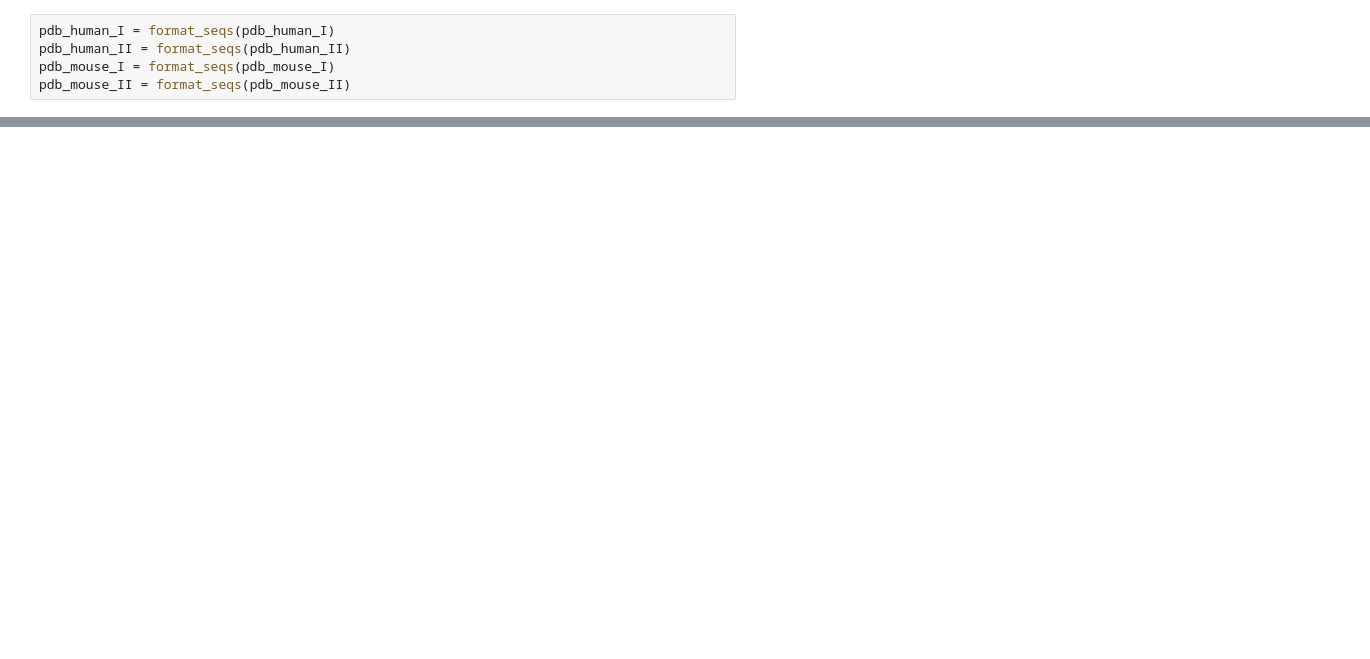
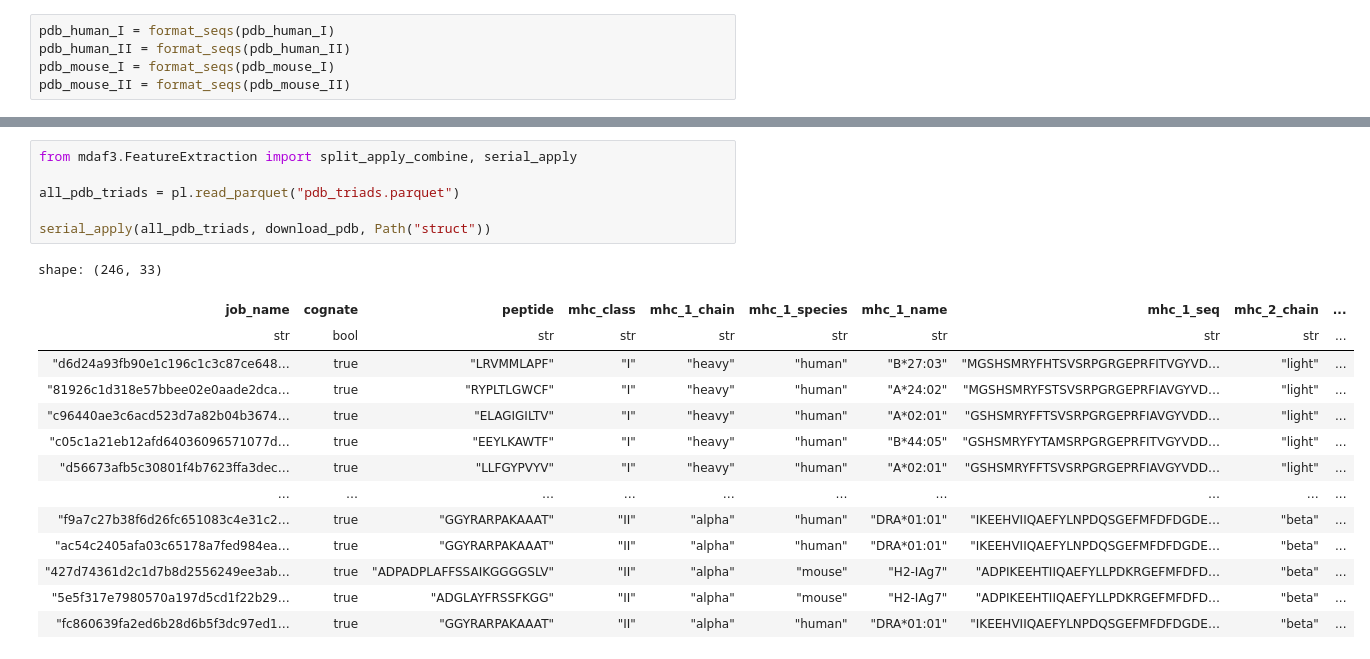
Before and after one commit to ljwoods2/tcrtrifold-experiments, a Jupyter notebook: data/pdb/reformat.ipynb, the cells around one changed output, grey strips where cells are left out. Saved outputs shown, nothing was run; the diff lists cells and outputs as text; blank space fills up the shorter version.

```diff
--- a/data/pdb/reformat.ipynb
+++ b/data/pdb/reformat.ipynb
@@ -293,0 +416,21 @@ pdb_human_I = split_apply_combine(pdb_human_I, shorten_tcr_to_vregion)
+# %%
+from mdaf3.FeatureExtraction import split_apply_combine, serial_apply
+
+all_pdb_triads = pl.read_parquet("pdb_triads.parquet")
+
+serial_apply(all_pdb_triads, download_pdb, Path("struct"))
+# %% [output]
+shape: (246, 33)
+| job_name | cognate | peptide | mhc_class | mhc_1_chain | mhc_1_species | mhc_1_name | mhc_1_seq | mhc_2_chain | ... |
+| str | bool | str | str | str | str | str | str | str | ... |
+| "d6d24a93fb90e1c196c1c3c87ce648… | true | "LRVMMLAPF" | "I" | "heavy" | "human" | "B*27:03" | "MGSHSMRYFHTSVSRPGRGEPRFITVGYVD… | "light" | ... |
+| "81926c1d318e57bbee02e0aade2dca… | true | "RYPLTLGWCF" | "I" | "heavy" | "human" | "A*24:02" | "MGSHSMRYFSTSVSRPGRGEPRFIAVGYVD… | "light" | ... |
+| "c96440ae3c6acd523d7a82b04b3674… | true | "ELAGIGILTV" | "I" | "heavy" | "human" | "A*02:01" | "GSHSMRYFFTSVSRPGRGEPRFIAVGYVDD… | "light" | ... |
+| "c05c1a21eb12afd64036096571077d… | true | "EEYLKAWTF" | "I" | "heavy" | "human" | "B*44:05" | "GSHSMRYFYTAMSRPGRGEPRFITVGYVDD… | "light" | ... |
+| "d56673afb5c30801f4b7623ffa3dec… | true | "LLFGYPVYV" | "I" | "heavy" | "human" | "A*02:01" | "GSHSMRYFFTSVSRPGRGEPRFIAVGYVDD… | "light" | ... |
+| … | … | … | … | … | … | … | … | … | ... |
+| "f9a7c27b38f6d26fc651083c4e31c2… | true | "GGYRARPAKAAAT" | "II" | "alpha" | "human" | "DRA*01:01" | "IKEEHVIIQAEFYLNPDQSGEFMFDFDGDE… | "beta" | ... |
+| "ac54c2405afa03c65178a7fed984ea… | true | "GGYRARPAKAAAT" | "II" | "alpha" | "human" | "DRA*01:01" | "IKEEHVIIQAEFYLNPDQSGEFMFDFDGDE… | "beta" | ... |
+| "427d74361d2c1d7b8d2556249ee3ab… | true | "ADPADPLAFFSSAIKGGGGSLV" | "II" | "alpha" | "mouse" | "H2-IAg7" | "ADPIKEEHTIIQAEFYLLPDKRGEFMFDFD… | "beta" | ... |
+| "5e5f317e7980570a197d5cd1f22b29… | true | "ADGLAYFRSSFKGG" | "II" | "alpha" | "mouse" | "H2-IAg7" | "ADPIKEEHTIIQAEFYLLPDKRGEFMFDFD… | "beta" | ... |
+| "fc860639fa2ed6b28d6b5f3dc97ed1… | true | "GGYRARPAKAAAT" | "II" | "alpha" | "human" | "DRA*01:01" | "IKEEHVIIQAEFYLNPDQSGEFMFDFDGDE… | "beta" | ... |
```
Also changed, not shown: parts of 7 cells of this notebook, 35 other files.
